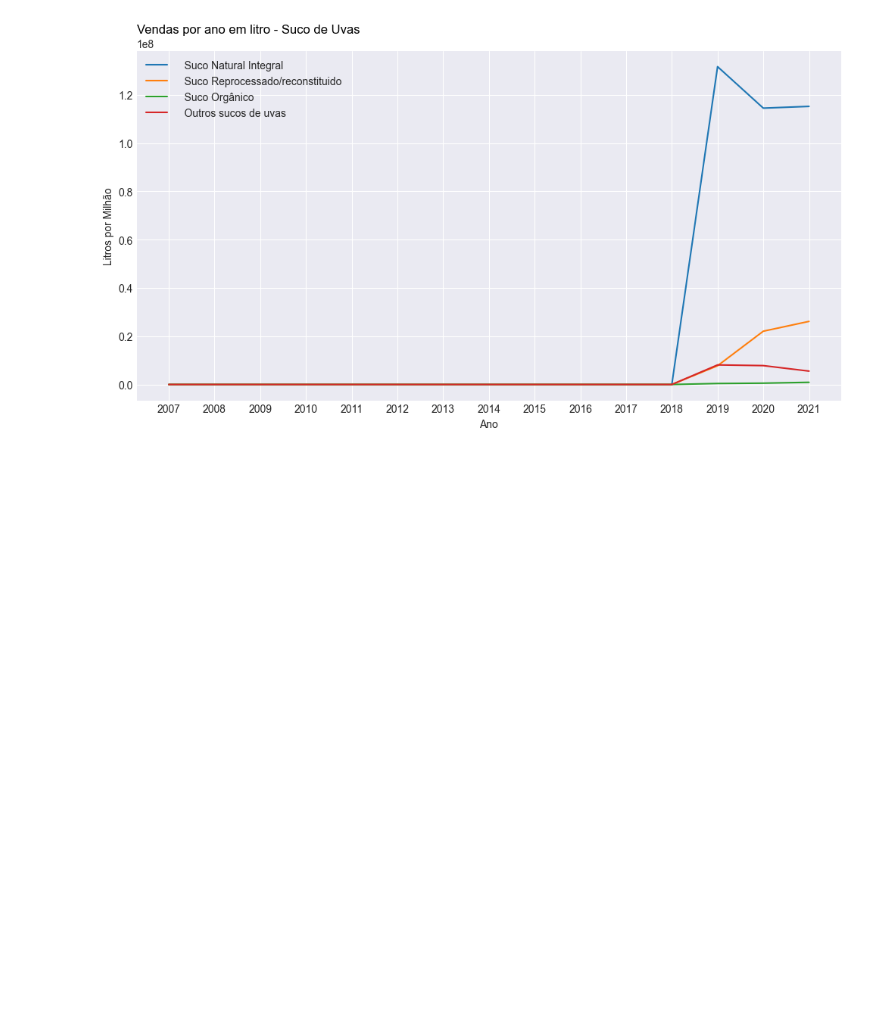
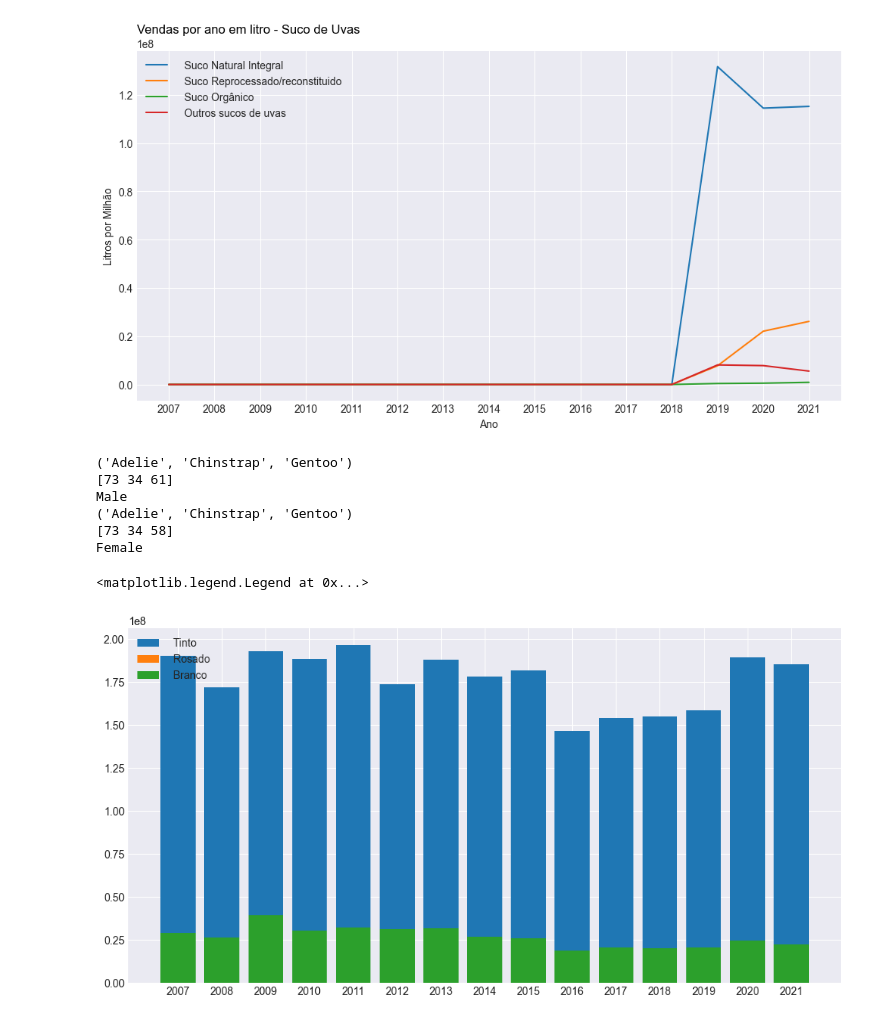
Before and after one commit to almeida25/data_analysis_vinicula, a Jupyter notebook: comercio_producao_analise.ipynb, the cells around one changed output. Cells and saved outputs as stored; diff of their text form; code cells hidden in the pictures; blank space fills up the shorter version.

```diff
--- a/comercio_producao_analise.ipynb
+++ b/comercio_producao_analise.ipynb
@@ -265,6 +283,7 @@ plt.show()
 [figure]
 # %%
 # Criação dos Grupos
+df_comercio['grupo'] = ''
 
 # vm -> VINHO DE MESA / ve -> VINHO ESPECIAL / es -> ESPUMANTES / su -> SUCO DE UVAS / ou OUTROS PRODUTOS COMERCIALIZADOS
 for i, item in enumerate(df_comercio['control']):
@@ -345,2 +366,43 @@ plt.show()
 # %% [output]
 [figure]
+# %%
+species = ('Adelie', 'Chinstrap', 'Gentoo')
+sex_counts = {
+    'Male': np.array([73, 34, 61]),
+    'Female': np.array([73, 34, 58]),
+}
+for sex, sex_count in sex_counts.items():
+    #p = ax.bar(species, sex_count, width, label=sex, bottom=bottom)
+    print(species)
+    print(sex_count)
+    print(sex)
+# %% [output]
+('Adelie', 'Chinstrap', 'Gentoo')
+[73 34 61]
+Male
+('Adelie', 'Chinstrap', 'Gentoo')
+[73 34 58]
+Female
+# %%
+# Ver somatorio de tipos dentro de cada grupo ->
+#fig, ax = plt.subplots()
+
+# ax.bar(df_comercio[])
+
+df_grafico_comercio = df_comercio[(df_comercio['grupo'] == 'VINHO DE MESA') & (df_comercio['cultivar'] != 'VINHO DE MESA')].iloc[:,1:-1]
+df_grafico_comercio.index = df_grafico_comercio['cultivar']
+
+plt.figure(figsize=(12,6))
+plt.bar(df_grafico_comercio.iloc[:,1:].columns, height=df_grafico_comercio.loc[df_grafico_comercio.index[0]].to_list()[1:])
+plt.bar(df_grafico_comercio.iloc[:,1:].columns, height=df_grafico_comercio.loc[df_grafico_comercio.index[1]].to_list()[1:])
+plt.bar(df_grafico_comercio.iloc[:,1:].columns, height=df_grafico_comercio.loc[df_grafico_comercio.index[2]].to_list()[1:])
+#     # ax.bar_label(p, label_type='center')
+
+
+plt.legend(df_grafico_comercio.index)
+# ax.legend()
+
+# Adicionar titulo, label do eixo x e y, converter valores para abaixar escala colocar ticket para indicar um valor em litros de cada tipo
+# %% [output]
+<matplotlib.legend.Legend at 0x...>
+[figure, added]
```
Also changed, not shown: parts of 63 cells of this notebook.
